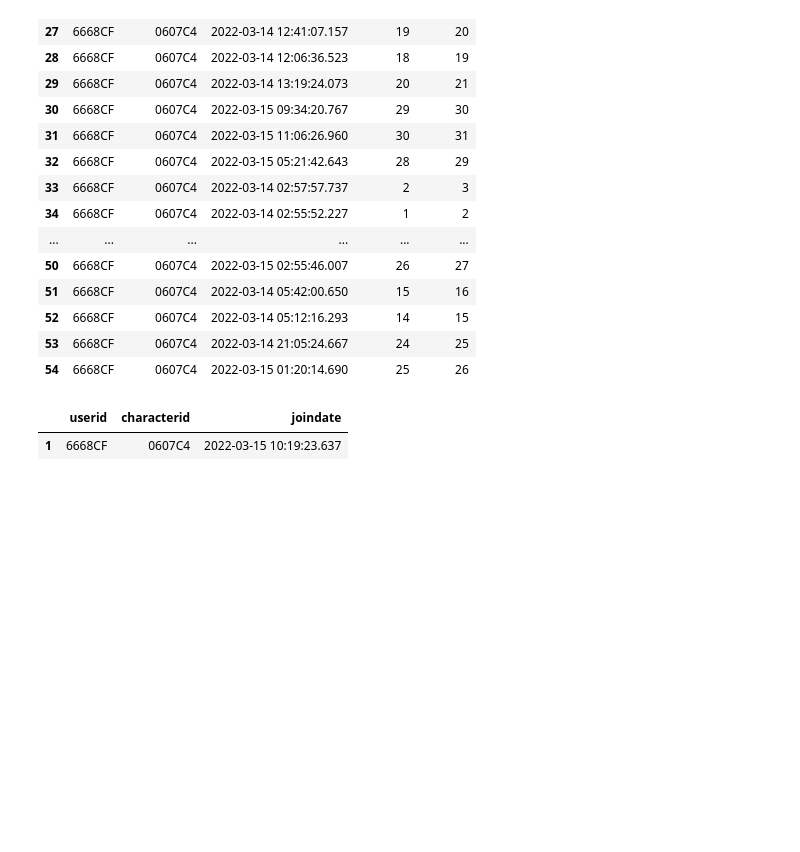
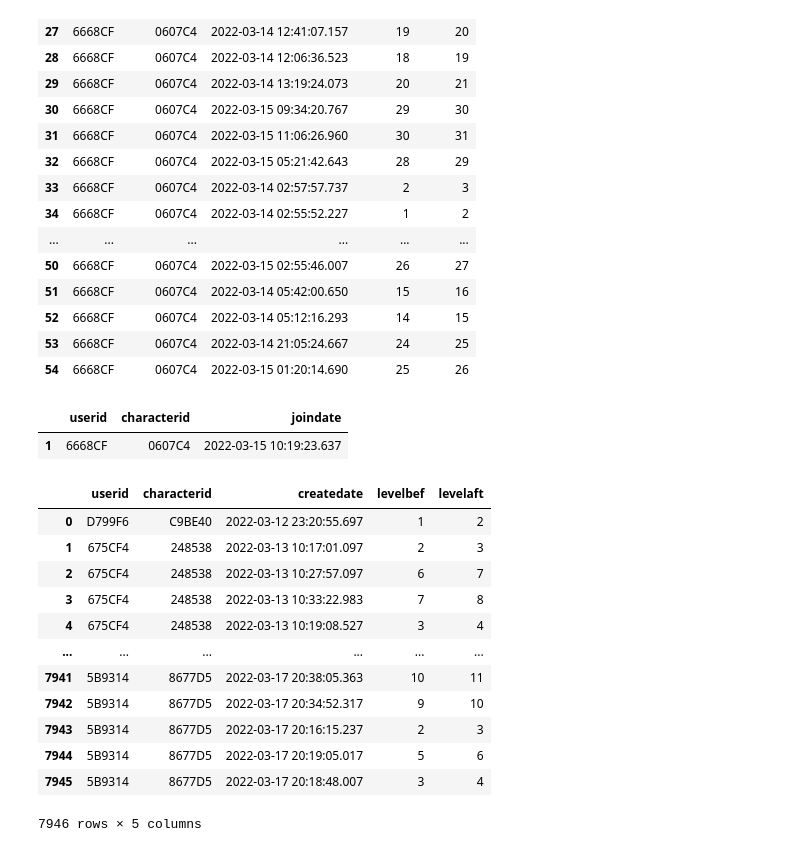
Before and after one commit to mqifjjfwiot/MS-AI-SCHOOL, a Jupyter notebook: InT.ipynb, the cells around one changed output. Saved outputs shown, nothing was run; the diff lists cells and outputs as text; code cells hidden in the pictures; blank space fills up the shorter version.

```diff
--- a/InT.ipynb
+++ b/InT.ipynb
@@ -82,3 +70,19 @@ df_j[df_j['characterid'] == '0607C4']
 # %% [output]
 |  | userid | characterid | joindate |
 | 1 | 6668CF | 0607C4 | 2022-03-15 10:19:23.637 |
+# %%
+df_l
+# %% [output]
+|  | userid | characterid | createdate | levelbef | levelaft |
+| 0 | D799F6 | C9BE40 | 2022-03-12 23:20:55.697 | 1 | 2 |
+| 1 | 675CF4 | 248538 | 2022-03-13 10:17:01.097 | 2 | 3 |
+| 2 | 675CF4 | 248538 | 2022-03-13 10:27:57.097 | 6 | 7 |
+| 3 | 675CF4 | 248538 | 2022-03-13 10:33:22.983 | 7 | 8 |
+| 4 | 675CF4 | 248538 | 2022-03-13 10:19:08.527 | 3 | 4 |
+| ... | ... | ... | ... | ... | ... |
+| 7941 | 5B9314 | 8677D5 | 2022-03-17 20:38:05.363 | 10 | 11 |
+| 7942 | 5B9314 | 8677D5 | 2022-03-17 20:34:52.317 | 9 | 10 |
+| 7943 | 5B9314 | 8677D5 | 2022-03-17 20:16:15.237 | 2 | 3 |
+| 7944 | 5B9314 | 8677D5 | 2022-03-17 20:19:05.017 | 5 | 6 |
+| 7945 | 5B9314 | 8677D5 | 2022-03-17 20:18:48.007 | 3 | 4 |
+7946 rows × 5 columns
```
Also changed, not shown: parts of 16 cells of this notebook.
